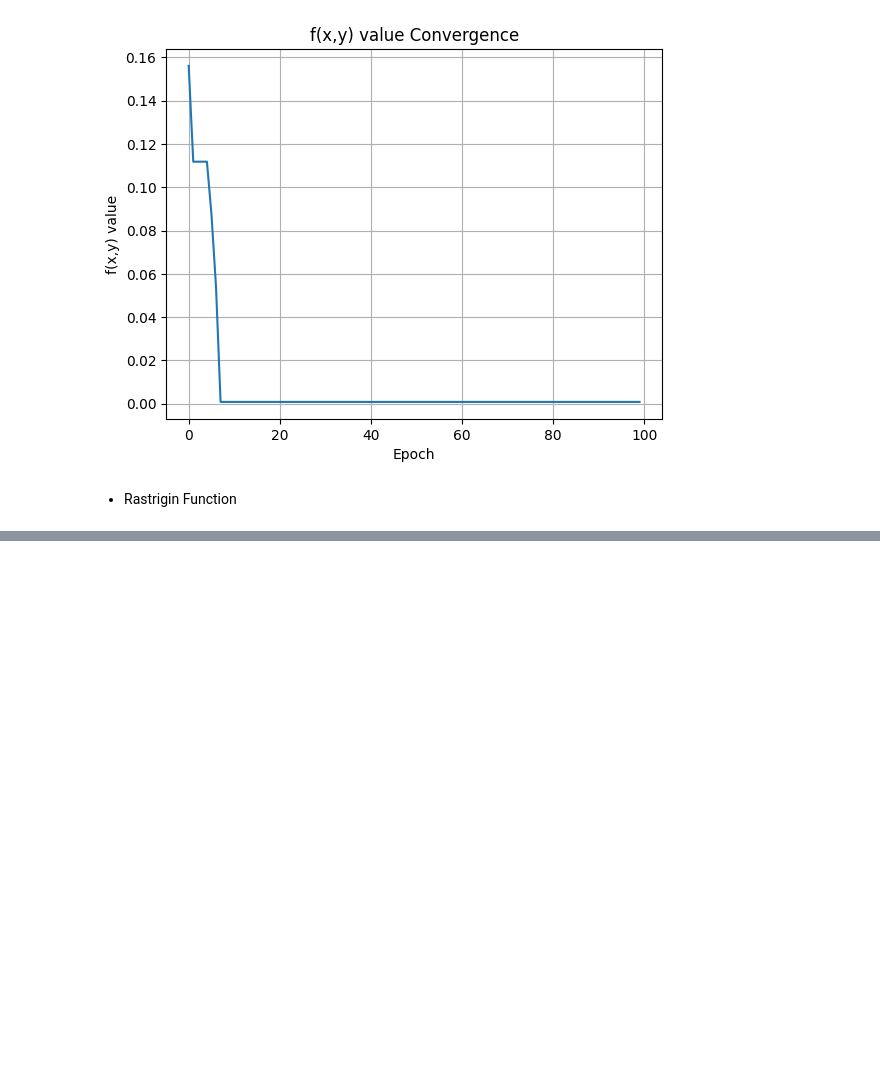
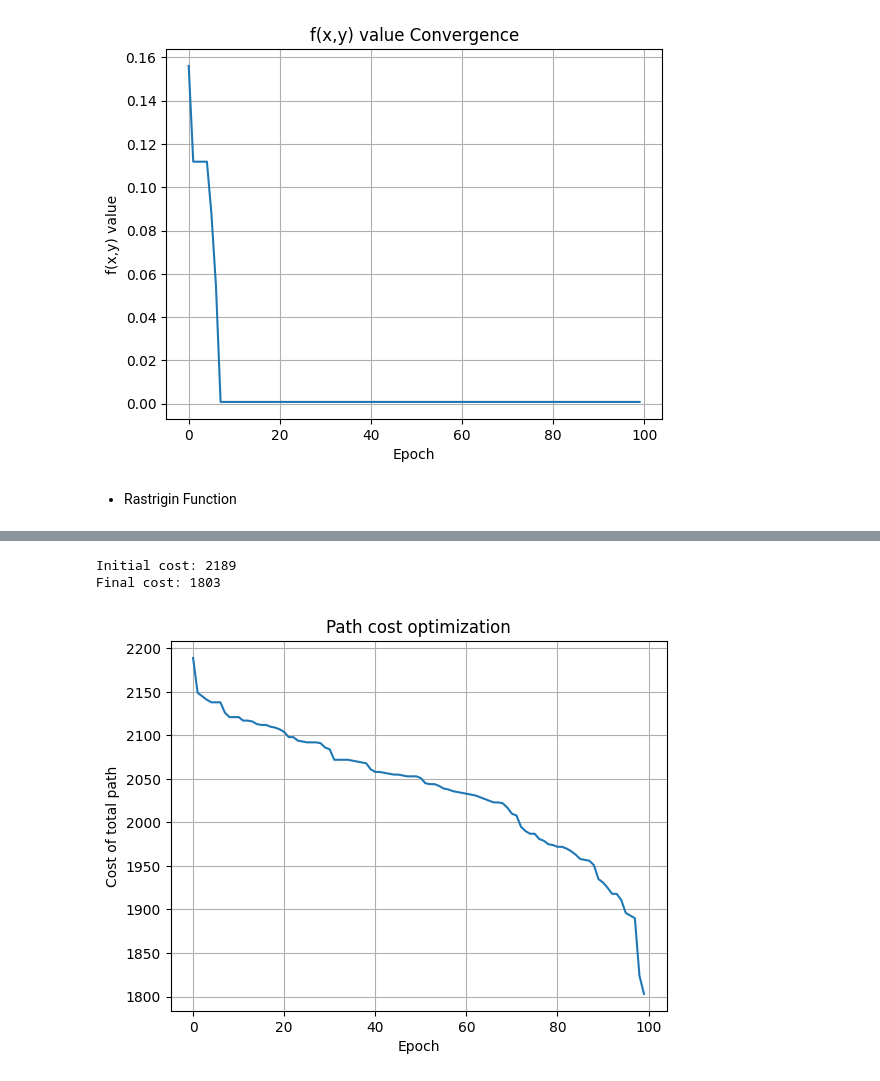
Before and after one commit to Gabeinstein/artificial_intelligence_fall23_gona, a Jupyter notebook: hw2/hw2.ipynb, the cells around one changed output, grey strips where cells are left out. Saved outputs shown, nothing was run; the diff lists cells and outputs as text; code cells hidden in the pictures; blank space fills up the shorter version.

```diff
--- a/hw2/hw2.ipynb
+++ b/hw2/hw2.ipynb
@@ -737,0 +903,6 @@ Final value of f(x,y): 0.0008176479541254811
+# %%
+def traveled_distance(distance_matrix, path):
+    length = 0
+    for i in range(len(path)-1):
+        length += distance_matrix[path[i]][path[i+1]]
+    return length
@@ -737,0 +1029,8 @@ Final value of f(x,y): 0.0008176479541254811
+# %%
+plots(min_value,'Epoch','Cost of total path','Path cost optimization')
+print("Initial cost: " + str(min_value[0]))
+print("Final cost: " + str(min_value[len(min_value)-1]))
+# %% [output]
+Initial cost: 2189
+Final cost: 1803
+[figure, added]
```
Also changed, not shown: parts of 71 cells of this notebook.
